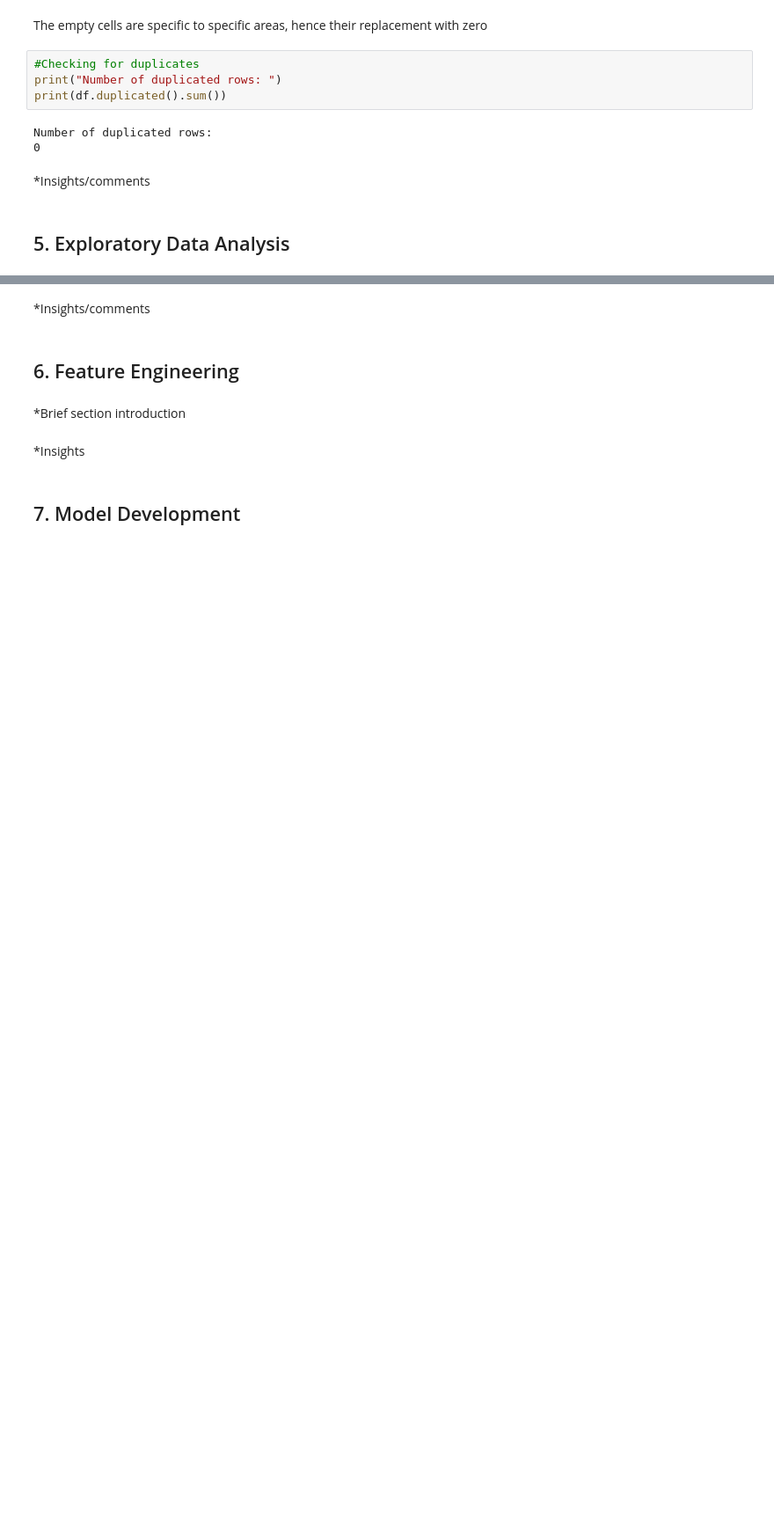
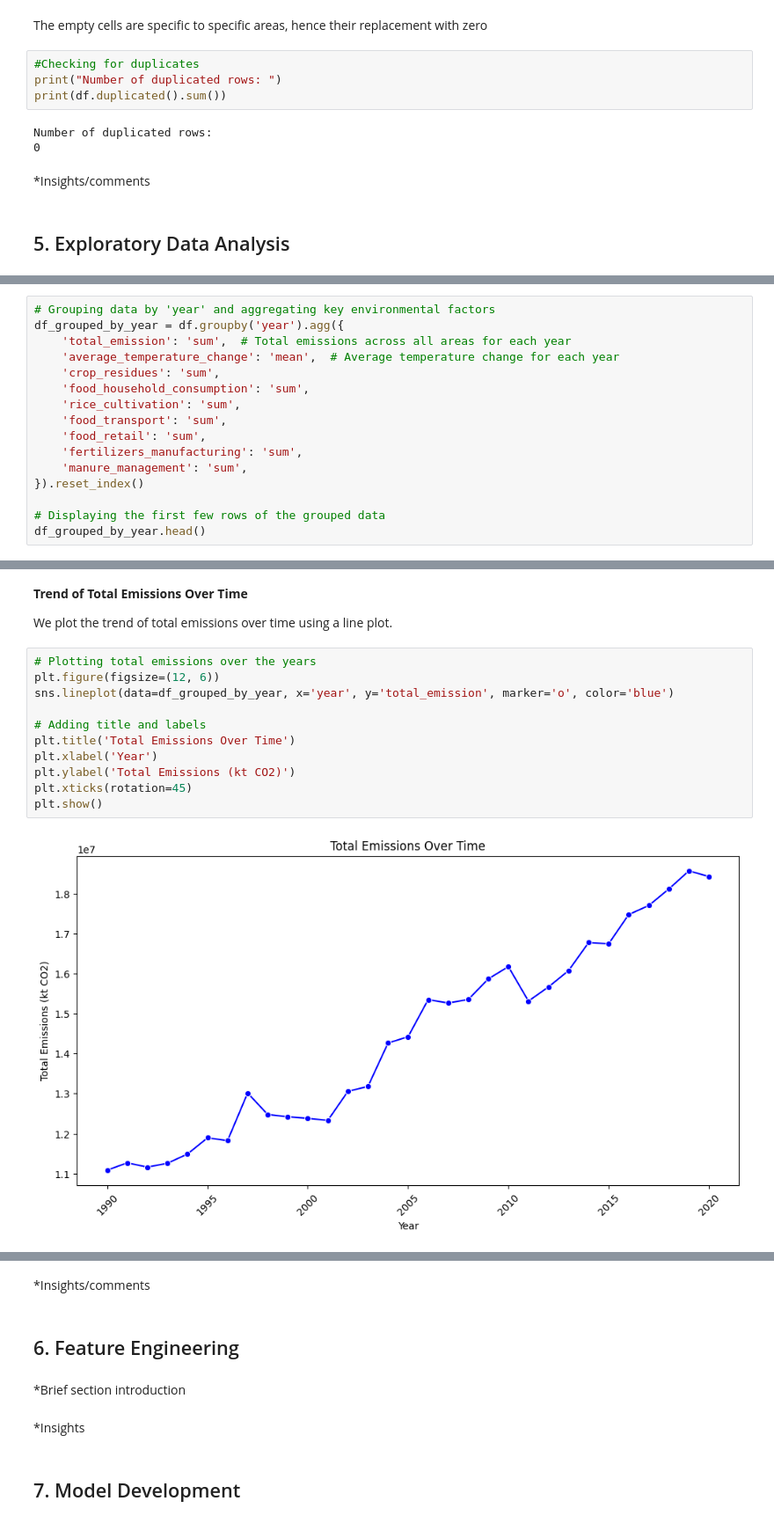
Before and after one commit to Boikoko/2401FTDS_Regression_Project, a Jupyter notebook: Regression_Project_Team_3.ipynb, the cells around one changed output, grey strips where cells are left out. Shown at 88% size. Saved outputs shown, nothing was run; the diff lists cells and outputs as text; blank space fills up the shorter version.

```diff
--- a/Regression_Project_Team_3.ipynb
+++ b/Regression_Project_Team_3.ipynb
@@ -215,0 +238,16 @@ Number of duplicated rows:
+# %%
+# Grouping data by 'year' and aggregating key environmental factors
+df_grouped_by_year = df.groupby('year').agg({
+    'total_emission': 'sum',  # Total emissions across all areas for each year
+    'average_temperature_change': 'mean',  # Average temperature change for each year
+    'crop_residues': 'sum',
+    'food_household_consumption': 'sum',
+    'rice_cultivation': 'sum',
+    'food_transport': 'sum',
+    'food_retail': 'sum',
+    'fertilizers_manufacturing': 'sum',
+    'manure_management': 'sum',
+}).reset_index()
+
+# Displaying the first few rows of the grouped data
+df_grouped_by_year.head()
@@ -215,0 +288,17 @@ Number of duplicated rows:
+# %% [markdown]
+**Trend of Total Emissions Over Time**
+
+We plot the trend of total emissions over time using a line plot.
+# %%
+# Plotting total emissions over the years
+plt.figure(figsize=(12, 6))
+sns.lineplot(data=df_grouped_by_year, x='year', y='total_emission', marker='o', color='blue')
+
+# Adding title and labels
+plt.title('Total Emissions Over Time')
+plt.xlabel('Year')
+plt.ylabel('Total Emissions (kt CO2)')
+plt.xticks(rotation=45)
+plt.show()
+# %% [output]
+[figure, added]
```
Also changed, not shown: parts of 18 cells of this notebook.
